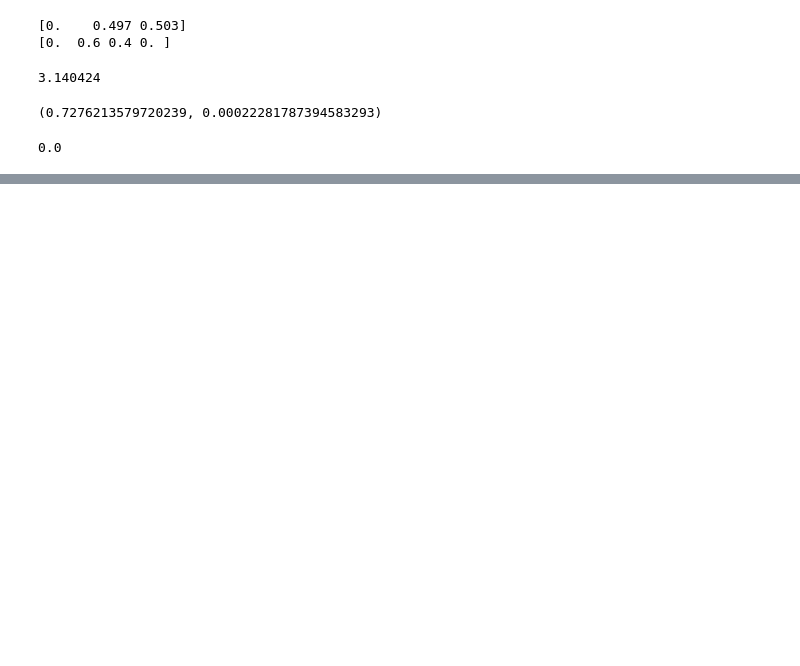
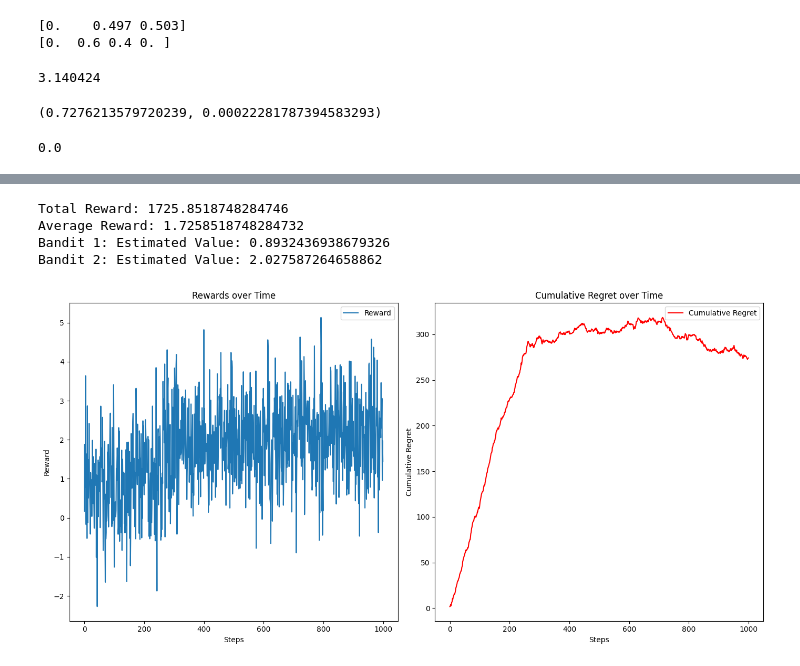
Before and after one commit to ChristianPickettCode/MAS, a Jupyter notebook: Notebook4.ipynb, the cells around one changed output, grey strips where cells are left out. Drawn from its saved outputs; the diff is of its cells as text; code cells hidden in the pictures; blank space fills up the shorter version.

```diff
--- a/Notebook4.ipynb
+++ b/Notebook4.ipynb
@@ -191,0 +193,45 @@ Bandit 2: Estimated Value: 1.9969583667375264
+# %%
+k = 2
+epsilon = 0.01  # 10% of the time explore
+true_means = [1.0, 2.0]  # True means of the rewards for each bandit
+n_steps = 1000  # Number of steps to simulate
+
+# Run the simulation
+rewards, bandits, regrets = k_bandit_problem(k, epsilon, 'EpsilonGreedy', true_means, n_steps)
+
+# Results
+total_reward = sum(rewards)
+average_reward = np.mean(rewards)
+print(f'Total Reward: {total_reward}')
+print(f'Average Reward: {average_reward}')
+
+for i, bandit in enumerate(bandits):
+    print(f'Bandit {i+1}: Estimated Value: {bandit.estimated_value}')
+
+# Plotting the results
+plt.figure(figsize=(14, 7))
+
+# Plot the rewards over time
+plt.subplot(1, 2, 1)
+plt.plot(rewards, label='Reward')
+plt.xlabel('Steps')
+plt.ylabel('Reward')
+plt.title('Rewards over Time')
+plt.legend()
+
+# Plot the cumulative regret over time
+plt.subplot(1, 2, 2)
+plt.plot(regrets, label='Cumulative Regret', color='red')
+plt.xlabel('Steps')
+plt.ylabel('Cumulative Regret')
+plt.title('Cumulative Regret over Time')
+plt.legend()
+
+plt.tight_layout()
+plt.show()
+# %% [output]
+Total Reward: 1725.8518748284746
+Average Reward: 1.7258518748284732
+Bandit 1: Estimated Value: 0.8932436938679326
+Bandit 2: Estimated Value: 2.027587264658862
+[figure, added]
```
Also changed, not shown: parts of 4 cells of this notebook.
